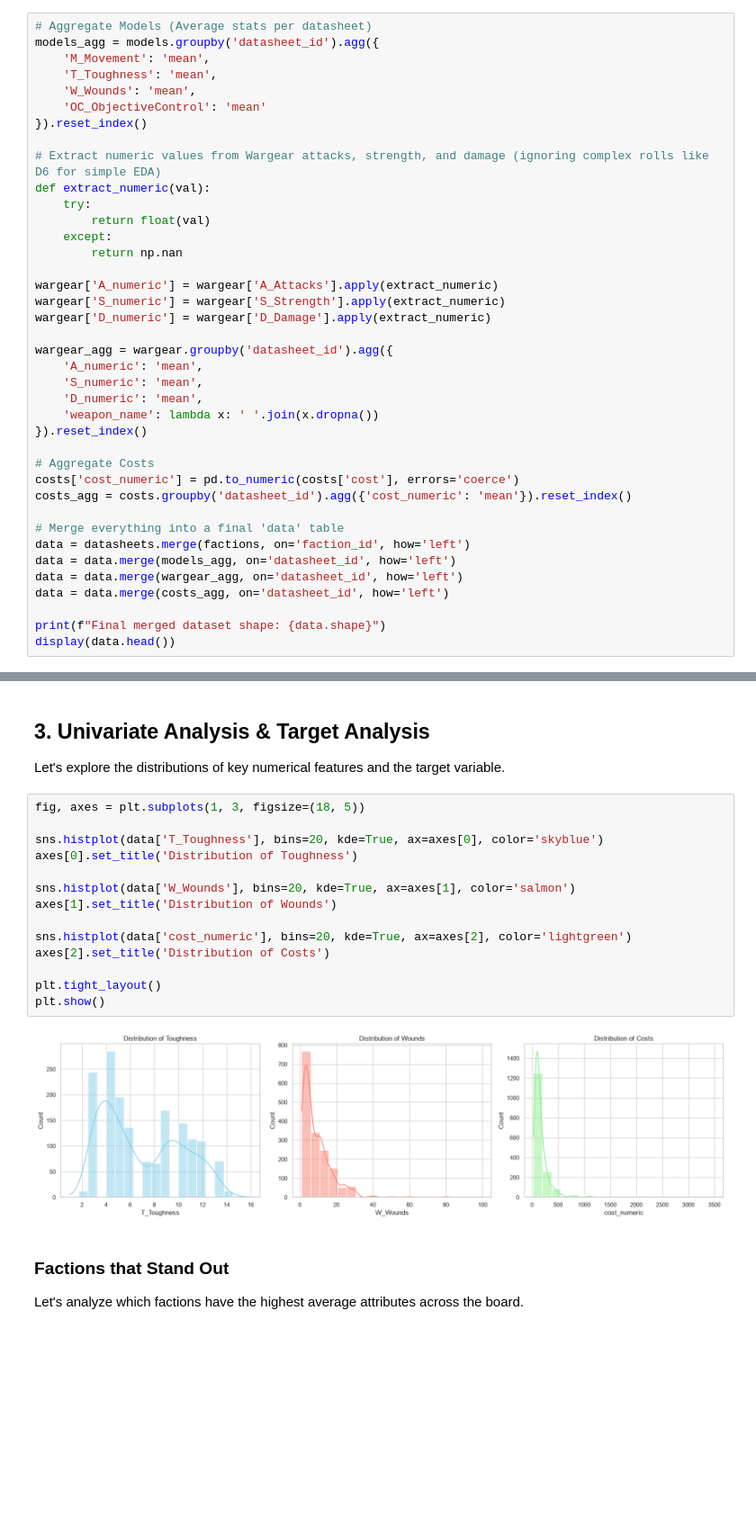
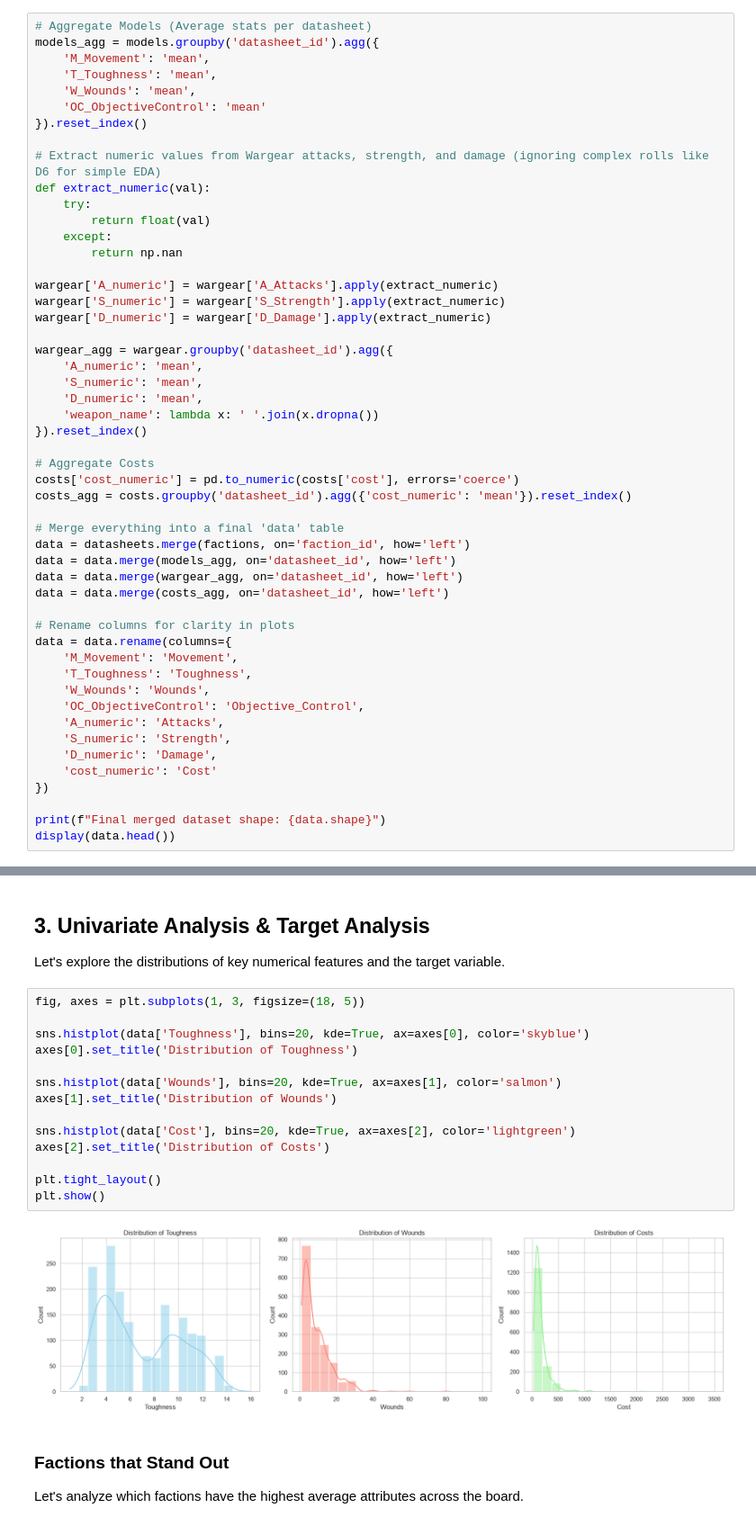
Before and after one commit to JeanJedsonn/Machine_Learning_Parte1V4, a Jupyter notebook: Warhammer40k_EDA.ipynb, the cells around one changed output, grey strips where cells are left out. Shown at 90% size. Drawn from its saved outputs; the diff is of its cells as text; blank space fills up the shorter version.

```diff
--- a/Warhammer40k_EDA.ipynb
+++ b/Warhammer40k_EDA.ipynb
@@ -104,6 +134,18 @@ data = data.merge(models_agg, on='datasheet_id', how='left')
 data = data.merge(wargear_agg, on='datasheet_id', how='left')
 data = data.merge(costs_agg, on='datasheet_id', how='left')
 
+# Rename columns for clarity in plots
+data = data.rename(columns={
+    'M_Movement': 'Movement',
+    'T_Toughness': 'Toughness',
+    'W_Wounds': 'Wounds',
+    'OC_ObjectiveControl': 'Objective_Control',
+    'A_numeric': 'Attacks',
+    'S_numeric': 'Strength',
+    'D_numeric': 'Damage',
+    'cost_numeric': 'Cost'
+})
+
 print(f"Final merged dataset shape: {data.shape}")
 display(data.head())
 # %% [output]
@@ -157,19 +215,19 @@ Let's explore the distributions of key numerical features and the target variabl
 # %%
 fig, axes = plt.subplots(1, 3, figsize=(18, 5))
 
-sns.histplot(data['T_Toughness'], bins=20, kde=True, ax=axes[0], color='skyblue')
+sns.histplot(data['Toughness'], bins=20, kde=True, ax=axes[0], color='skyblue')
 axes[0].set_title('Distribution of Toughness')
 
-sns.histplot(data['W_Wounds'], bins=20, kde=True, ax=axes[1], color='salmon')
+sns.histplot(data['Wounds'], bins=20, kde=True, ax=axes[1], color='salmon')
 axes[1].set_title('Distribution of Wounds')
 
-sns.histplot(data['cost_numeric'], bins=20, kde=True, ax=axes[2], color='lightgreen')
+sns.histplot(data['Cost'], bins=20, kde=True, ax=axes[2], color='lightgreen')
 axes[2].set_title('Distribution of Costs')
 
 plt.tight_layout()
 plt.show()
 # %% [output]
-[figure, old version]
+[figure, new version]
 # %% [markdown]
 ### Factions that Stand Out
 Let's analyze which factions have the highest average attributes across the board.
```
Also changed, not shown: parts of 14 cells of this notebook, 2 other files.
